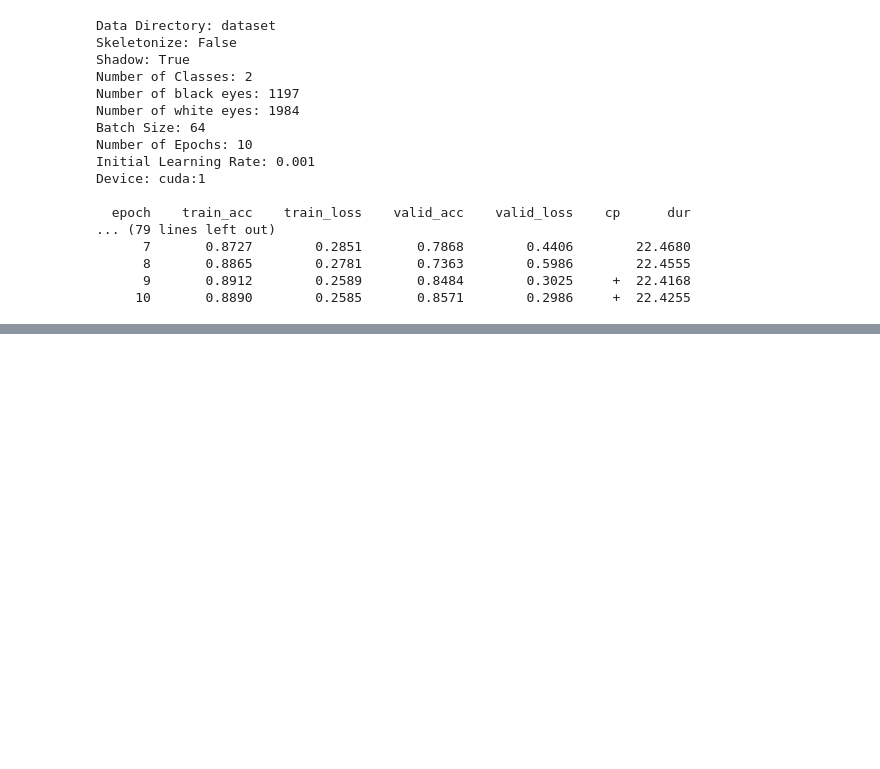
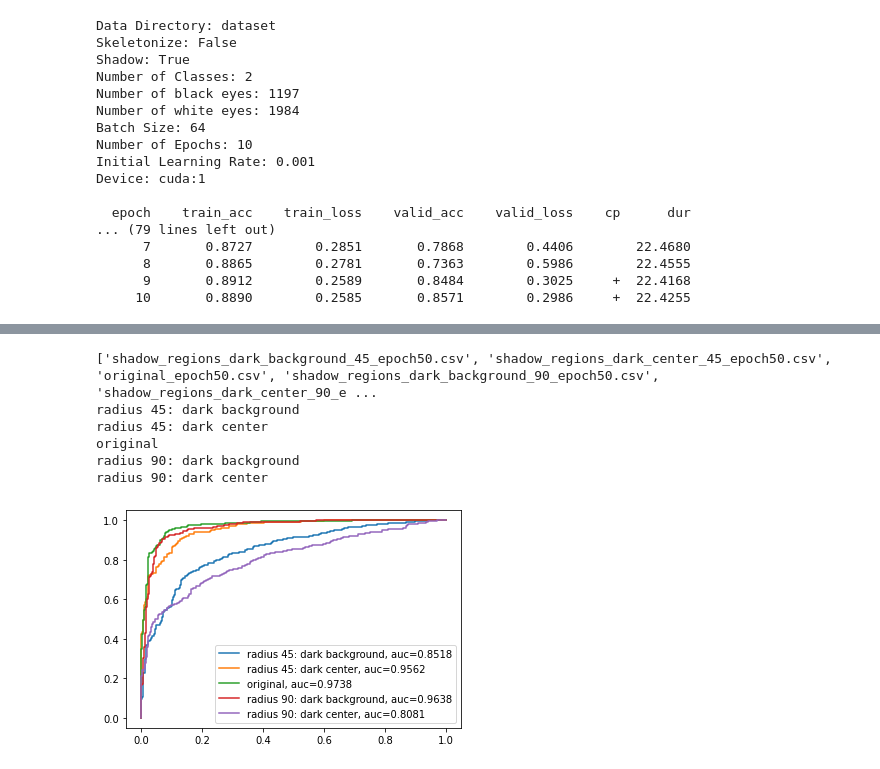
Before and after one commit to Centrattic/race, a Jupyter notebook: classifier_experiments/train.ipynb, the cells around one changed output, grey strips where cells are left out. Saved outputs shown, nothing was run; the diff lists cells and outputs as text; code cells hidden in the pictures; blank space fills up the shorter version.

```diff
--- a/classifier_experiments/train.ipynb
+++ b/classifier_experiments/train.ipynb
@@ -570,0 +736,12 @@ white_test[white_test['probability'] < 0.5]
+# %%
+labels_noskel = ['radius 45: dark background', 'radius 45: dark center', 'original', 'radius 90: dark background', 'radius 90: dark center']
+# %%
+make_roc_plot("./outputs/probabilities/", 50, labels_noskel, False)
+# %% [output]
+['shadow_regions_dark_background_45_epoch50.csv', 'shadow_regions_dark_center_45_epoch50.csv', 'original_epoch50.csv', 'shadow_regions_dark_background_90_epoch50.csv', 'shadow_regions_dark_center_90_e ...
+radius 45: dark background
+radius 45: dark center
+original
+radius 90: dark background
+radius 90: dark center
+[figure, added]
```
Also changed, not shown: parts of 64 cells of this notebook, 4 other files.
